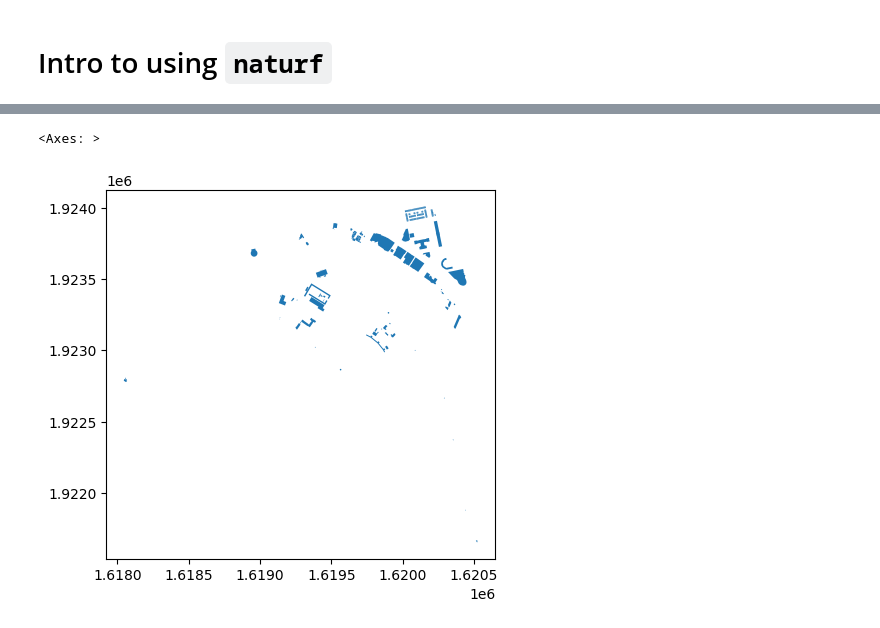
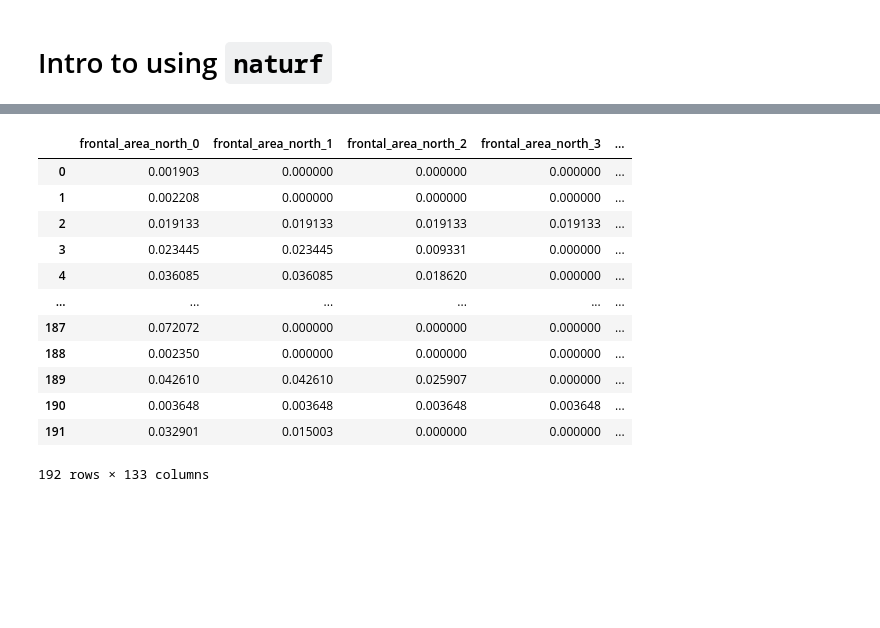
Before and after one commit to IMMM-SFA/naturf, a Jupyter notebook: intro.ipynb, the cells around one changed output, grey strips where cells are left out. Saved outputs shown, nothing was run; the diff lists cells and outputs as text; code cells hidden in the pictures; blank space fills up the shorter version.

```diff
--- a/intro.ipynb
+++ b/intro.ipynb
@@ -72,5 +64,40 @@ gdf
 # %%
-gdf.plot()
+# Merge all calculated parameters into one GeoDataFrame
+merge_parameters = nodes.merge_parameters(
+    frontal_area_density,
+    plan_area_density,
+    rooftop_area_density,
+    plan_area_fraction,
+    mean_building_height,
+    standard_deviation_of_building_heights,
+    area_weighted_mean_of_building_heights,
+    building_surface_area_to_plan_area_ratio,
+    frontal_area_index,
+    complete_aspect_ratio,
+    height_to_width_ratio,
+    sky_view_factor,
+    grimmond_oke_roughness_length,
+    grimmond_oke_displacement_height,
+    raupach_roughness_length,
+    raupach_displacement_height,
+    macdonald_roughness_length,
+    macdonald_displacement_height,
+    vertical_distribution_of_building_heights,
+    building_geometry,
+    target_crs,)
-# %% [output]
-<Axes: >
-[figure, removed]
+# %%
+merge_parameters
+# %% [output]
+|  | frontal_area_north_0 | frontal_area_north_1 | frontal_area_north_2 | frontal_area_north_3 | ... |
+| 0 | 0.001903 | 0.000000 | 0.000000 | 0.000000 | ... |
+| 1 | 0.002208 | 0.000000 | 0.000000 | 0.000000 | ... |
+| 2 | 0.019133 | 0.019133 | 0.019133 | 0.019133 | ... |
+| 3 | 0.023445 | 0.023445 | 0.009331 | 0.000000 | ... |
+| 4 | 0.036085 | 0.036085 | 0.018620 | 0.000000 | ... |
+| ... | ... | ... | ... | ... | ... |
+| 187 | 0.072072 | 0.000000 | 0.000000 | 0.000000 | ... |
+| 188 | 0.002350 | 0.000000 | 0.000000 | 0.000000 | ... |
+| 189 | 0.042610 | 0.042610 | 0.025907 | 0.000000 | ... |
+| 190 | 0.003648 | 0.003648 | 0.003648 | 0.003648 | ... |
+| 191 | 0.032901 | 0.015003 | 0.000000 | 0.000000 | ... |
+192 rows × 133 columns
```
Also changed, not shown: parts of 16 cells of this notebook.
